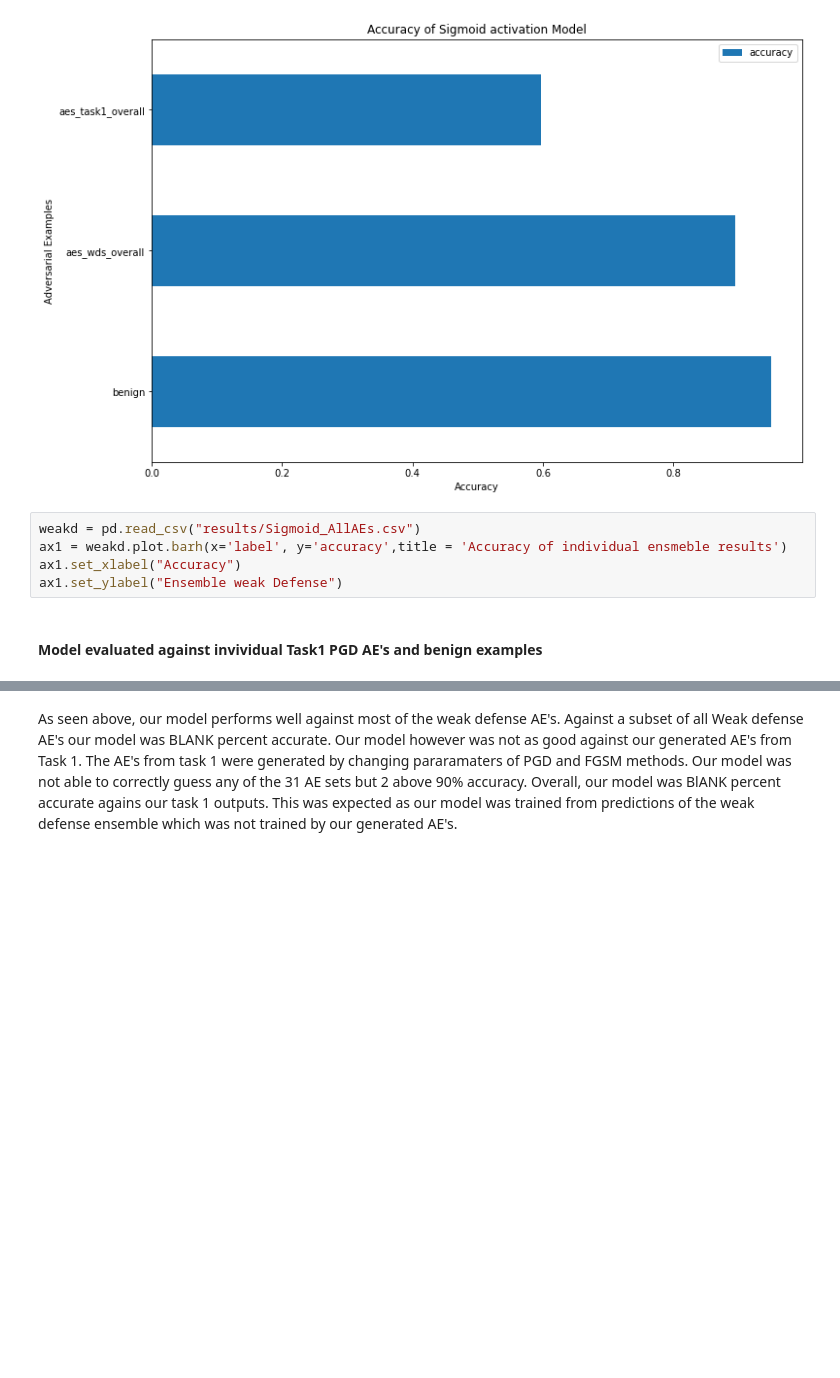
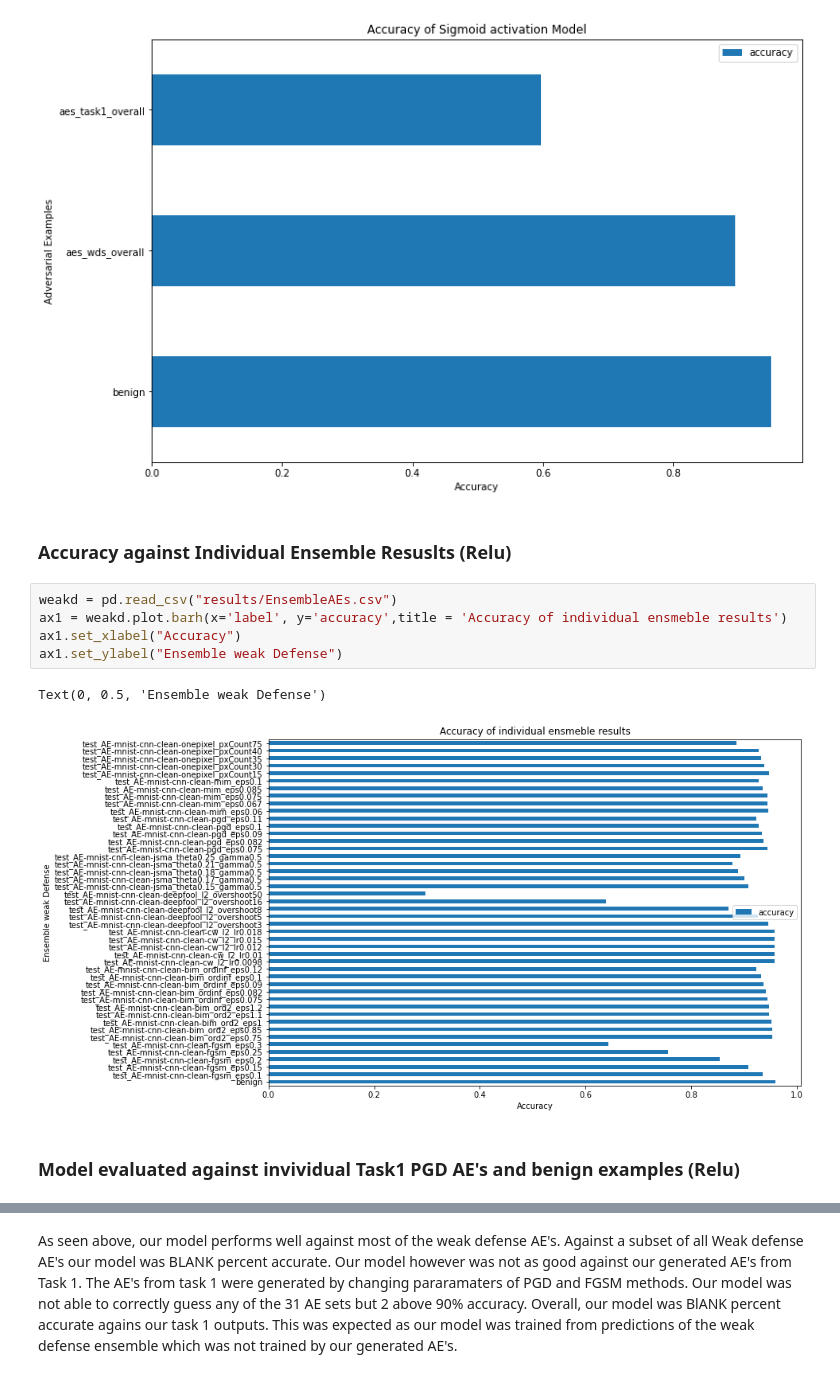
Before and after one commit to Jacob-L-Vincent/project-athena, a Jupyter notebook: Task2/Report_Task2.ipynb, the cells around one changed output, grey strips where cells are left out. Saved outputs shown, nothing was run; the diff lists cells and outputs as text; blank space fills up the shorter version.

```diff
--- a/Task2/Report_Task2.ipynb
+++ b/Task2/Report_Task2.ipynb
@@ -146,10 +146,15 @@ ax1.set_ylabel("Adversarial Examples")
 # %% [output]
 Text(0, 0.5, 'Adversarial Examples')
 [figure]
+# %% [markdown]
+### Accuracy against Individual Ensemble Resuslts (Relu)
 # %%
-weakd = pd.read_csv("results/Sigmoid_AllAEs.csv")
+weakd = pd.read_csv("results/EnsembleAEs.csv")
 ax1 = weakd.plot.barh(x='label', y='accuracy',title = 'Accuracy of individual ensmeble results')
 ax1.set_xlabel("Accuracy")
 ax1.set_ylabel("Ensemble weak Defense")
+# %% [output]
+Text(0, 0.5, 'Ensemble weak Defense')
+[figure, added]
 # %% [markdown]
-#### Model evaluated against invividual Task1 PGD AE's and benign examples
+### Model evaluated against invividual Task1 PGD AE's and benign examples (Relu)
```
Also changed, not shown: parts of 3 cells of this notebook.
